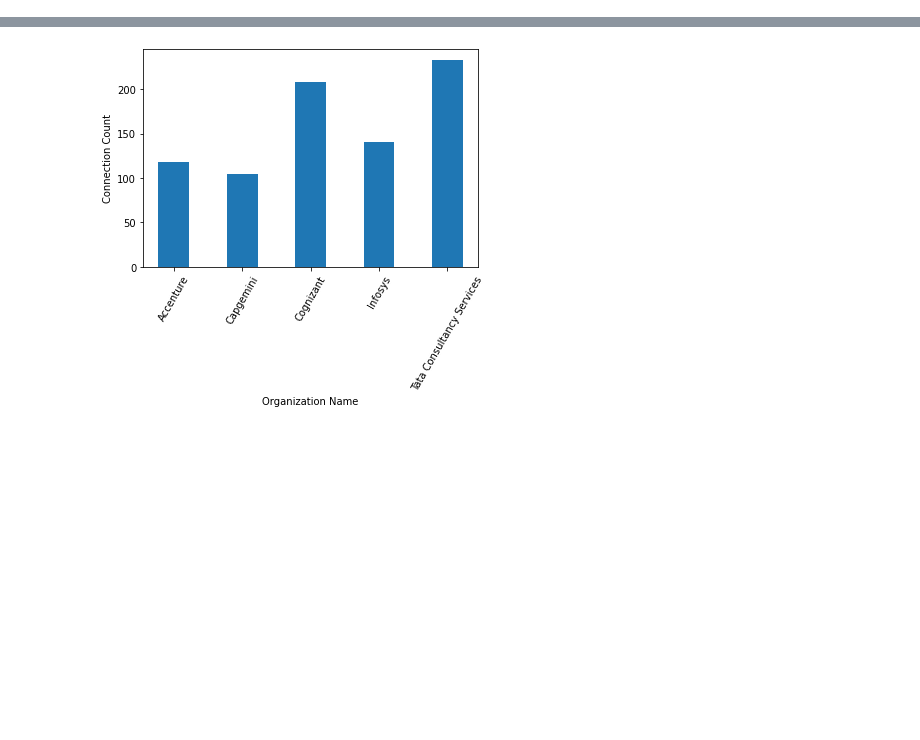
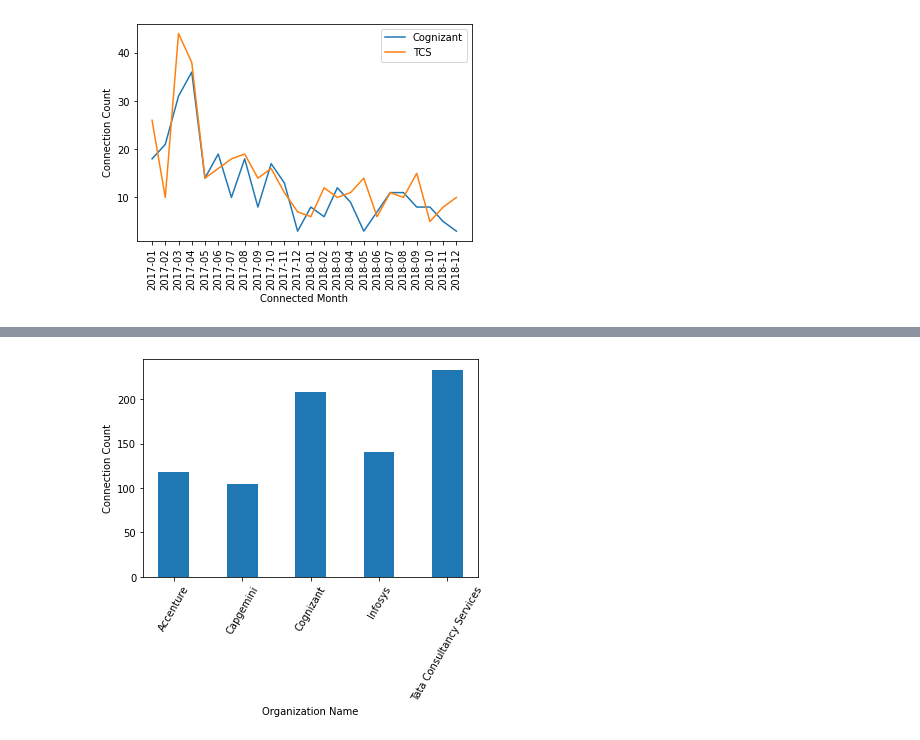
Before and after one commit to dgadiraju/itversity-books, a Jupyter notebook: Data Engineering Bootcamp/30 Basics of Programming using Python/08 Data Visualization.ipynb, the cells around one changed output, grey strips where cells are left out. Saved outputs shown, nothing was run; the diff lists cells and outputs as text; code cells hidden in the pictures; blank space fills up the shorter version.

Commit message:
Upated details related to plots

```diff
--- a/Data Engineering Bootcamp/30 Basics of Programming using Python/08 Data Visualization.ipynb
+++ b/Data Engineering Bootcamp/30 Basics of Programming using Python/08 Data Visualization.ipynb
@@ -121,17 +370,19 @@ connections_tcs_by_month
 # %%
 from matplotlib import pyplot as plt
 
 x1 = connections_cognizant_by_month.index.to_list()
 x2 = connections_tcs_by_month.index.to_list()
 y1 = connections_cognizant_by_month.values.tolist()
 y2 = connections_tcs_by_month.values.tolist()
 
 plt.plot(x1, y1, label='Cognizant')
 plt.plot(x2, y2, label='TCS')
 plt.xlabel('Connected Month')
-plt.ylabel('Employee Organization')
+plt.ylabel('Connection Count')
 
 plt.xticks(rotation=90)
 
 plt.legend()
 plt.show()
+# %% [output]
+[figure, added]
```
Also changed, not shown: parts of 66 cells of this notebook.
